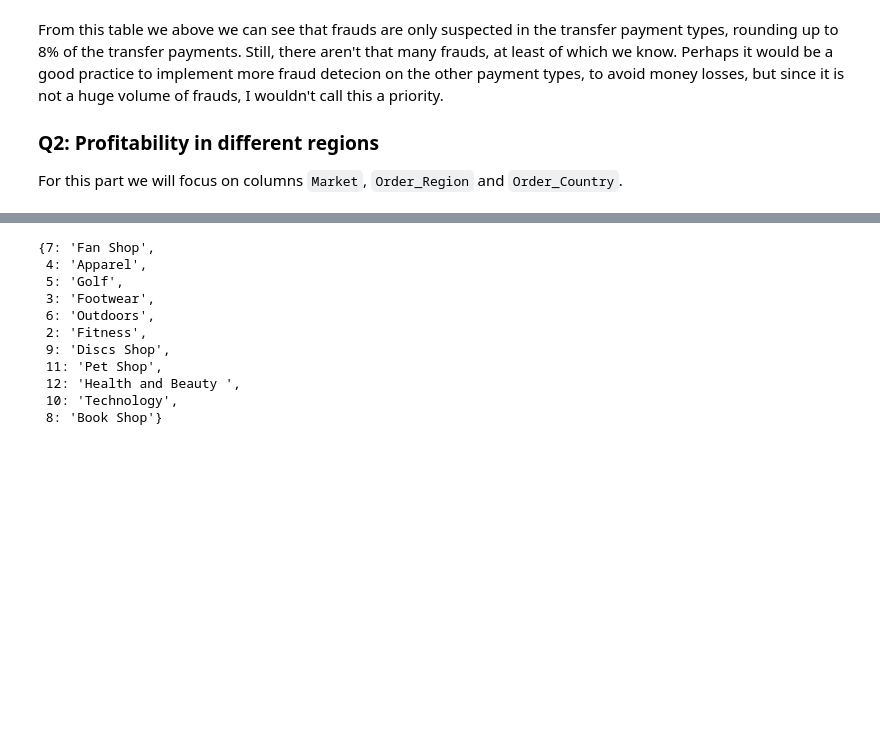
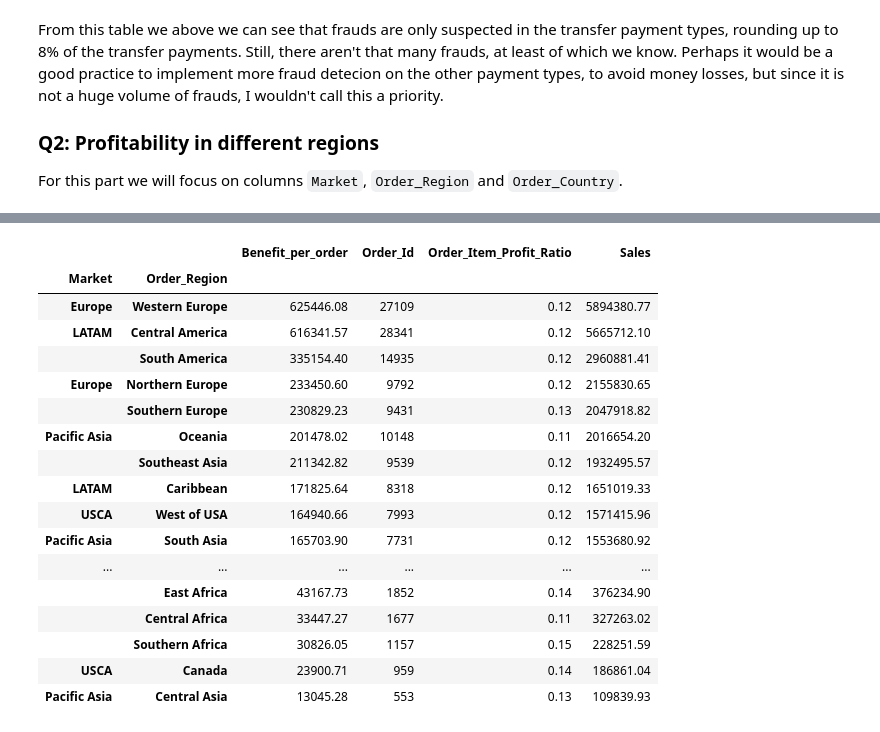
Before and after one commit to miladziekanowska/supply-chain-analysis, a Jupyter notebook: SupplyChain_EDA.ipynb, the cells around one changed output, grey strips where cells are left out. Saved outputs shown, nothing was run; the diff lists cells and outputs as text; code cells hidden in the pictures; blank space fills up the shorter version.

```diff
--- a/SupplyChain_EDA.ipynb
+++ b/SupplyChain_EDA.ipynb
@@ -783,14 +800,30 @@ For this part we will focus on columns `Market`, `Order_Region` and `Order_Count
 # %%
-department_name
+region_overview = pd.pivot_table(data=df,
+                                 index=['Market', 'Order_Region'],
+                                 values=['Benefit_per_order', 'Sales', 'Order_Item_Profit_Ratio', 'Order_Id'],
+                                 aggfunc={'Benefit_per_order': sum,
+                                          'Sales': sum,
+                                          'Order_Item_Profit_Ratio':np.mean,
+                                         'Order_Id': 'count'}
+                                )
+region_overview = region_overview.dropna()
+region_overview.sort_values(by='Sales', ascending=False)
 # %% [output]
-{7: 'Fan Shop',
- 4: 'Apparel',
- 5: 'Golf',
- 3: 'Footwear',
- 6: 'Outdoors',
- 2: 'Fitness',
- 9: 'Discs Shop',
- 11: 'Pet Shop',
- 12: 'Health and Beauty ',
- 10: 'Technology',
- 8: 'Book Shop'}
+|  |  | Benefit_per_order | Order_Id | Order_Item_Profit_Ratio | Sales |
+| Market | Order_Region |  |  |  |  |
+| Europe | Western Europe | 625446.08 | 27109 | 0.12 | 5894380.77 |
+| LATAM | Central America | 616341.57 | 28341 | 0.12 | 5665712.10 |
+|  | South America | 335154.40 | 14935 | 0.12 | 2960881.41 |
+| Europe | Northern Europe | 233450.60 | 9792 | 0.12 | 2155830.65 |
+|  | Southern Europe | 230829.23 | 9431 | 0.13 | 2047918.82 |
+| Pacific Asia | Oceania | 201478.02 | 10148 | 0.11 | 2016654.20 |
+|  | Southeast Asia | 211342.82 | 9539 | 0.12 | 1932495.57 |
+| LATAM | Caribbean | 171825.64 | 8318 | 0.12 | 1651019.33 |
+| USCA | West of USA | 164940.66 | 7993 | 0.12 | 1571415.96 |
+| Pacific Asia | South Asia | 165703.90 | 7731 | 0.12 | 1553680.92 |
+| ... | ... | ... | ... | ... | ... |
+|  | East Africa | 43167.73 | 1852 | 0.14 | 376234.90 |
+|  | Central Africa | 33447.27 | 1677 | 0.11 | 327263.02 |
+|  | Southern Africa | 30826.05 | 1157 | 0.15 | 228251.59 |
+| USCA | Canada | 23900.71 | 959 | 0.14 | 186861.04 |
+| Pacific Asia | Central Asia | 13045.28 | 553 | 0.13 | 109839.93 |
```
Also changed, not shown: parts of 15 cells of this notebook, 1 other file.
